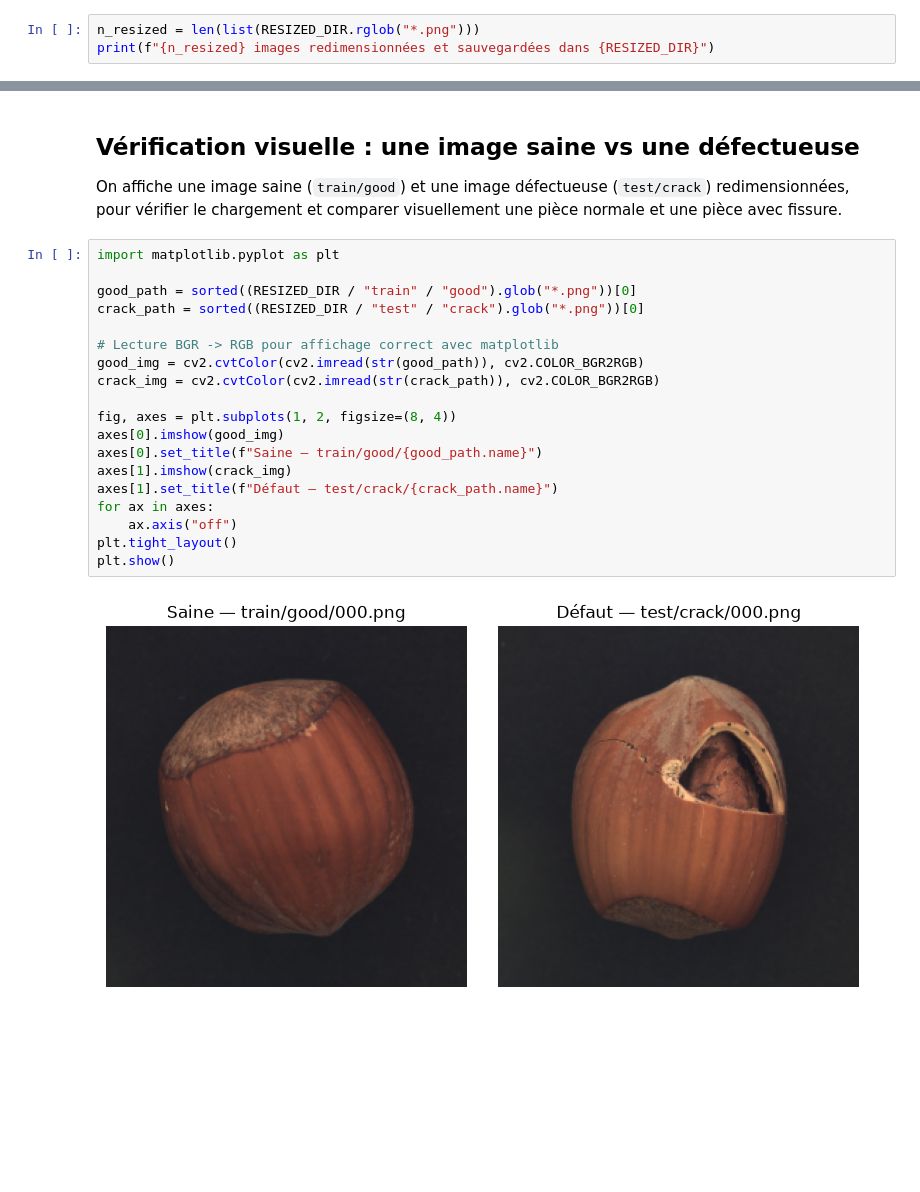
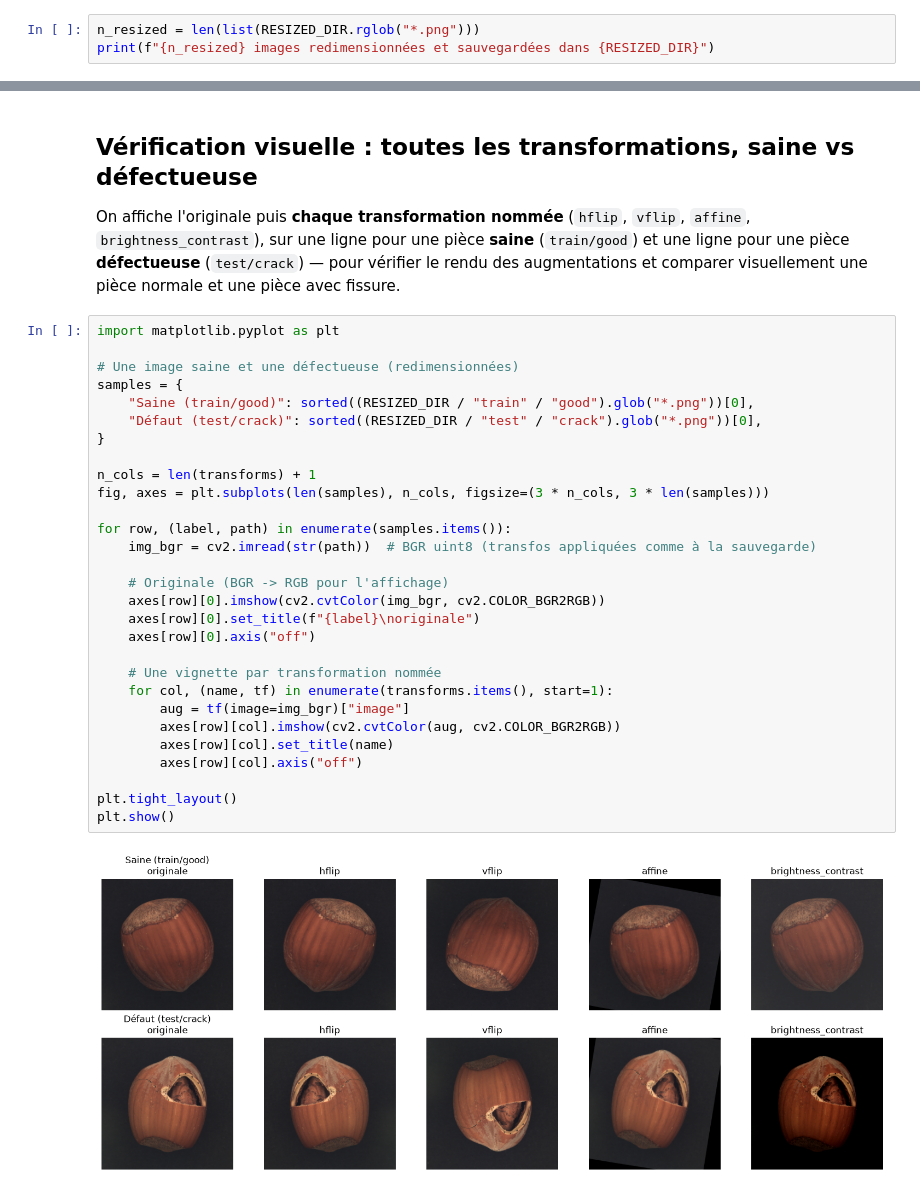
Before and after one commit to aurelien-V03/incidents-indus-ia, a Jupyter notebook: nuts_deep_lurning.ipynb, the cells around one changed output, grey strips where cells are left out. Drawn from its saved outputs; the diff is of its cells as text; blank space fills up the shorter version.

```diff
--- a/nuts_deep_lurning.ipynb
+++ b/nuts_deep_lurning.ipynb
@@ -157,25 +249,35 @@ X_test  : (60, 256, 256, 3) (15%)
 # %% [markdown]
-## Vérification visuelle : une image saine vs une défectueuse
+## Vérification visuelle : toutes les transformations, saine vs défectueuse
 
-On affiche une image saine (`train/good`) et une image défectueuse (`test/crack`) redimensionnées, pour vérifier le chargement et comparer visuellement une pièce normale et une pièce avec fissure.
+On affiche l'originale puis **chaque transformation nommée** (`hflip`, `vflip`, `affine`, `brightness_contrast`), sur une ligne pour une pièce **saine** (`train/good`) et une ligne pour une pièce **défectueuse** (`test/crack`) — pour vérifier le rendu des augmentations et comparer visuellement une pièce normale et une pièce avec fissure.
 # %%
 import matplotlib.pyplot as plt
 
-good_path = sorted((RESIZED_DIR / "train" / "good").glob("*.png"))[0]
-crack_path = sorted((RESIZED_DIR / "test" / "crack").glob("*.png"))[0]
+# Une image saine et une défectueuse (redimensionnées)
+samples = {
+    "Saine (train/good)": sorted((RESIZED_DIR / "train" / "good").glob("*.png"))[0],
+    "Défaut (test/crack)": sorted((RESIZED_DIR / "test" / "crack").glob("*.png"))[0],
+}
 
-# Lecture BGR -> RGB pour affichage correct avec matplotlib
-good_img = cv2.cvtColor(cv2.imread(str(good_path)), cv2.COLOR_BGR2RGB)
-crack_img = cv2.cvtColor(cv2.imread(str(crack_path)), cv2.COLOR_BGR2RGB)
+n_cols = len(transforms) + 1
+fig, axes = plt.subplots(len(samples), n_cols, figsize=(3 * n_cols, 3 * len(samples)))
 
-fig, axes = plt.subplots(1, 2, figsize=(8, 4))
-axes[0].imshow(good_img)
-axes[0].set_title(f"Saine — train/good/{good_path.name}")
-axes[1].imshow(crack_img)
-axes[1].set_title(f"Défaut — test/crack/{crack_path.name}")
-for ax in axes:
-    ax.axis("off")
+for row, (label, path) in enumerate(samples.items()):
+    img_bgr = cv2.imread(str(path))  # BGR uint8 (transfos appliquées comme à la sauvegarde)
+
+    # Originale (BGR -> RGB pour l'affichage)
+    axes[row][0].imshow(cv2.cvtColor(img_bgr, cv2.COLOR_BGR2RGB))
+    axes[row][0].set_title(f"{label}\noriginale")
+    axes[row][0].axis("off")
+
+    # Une vignette par transformation nommée
+    for col, (name, tf) in enumerate(transforms.items(), start=1):
+        aug = tf(image=img_bgr)["image"]
+        axes[row][col].imshow(cv2.cvtColor(aug, cv2.COLOR_BGR2RGB))
+        axes[row][col].set_title(name)
+        axes[row][col].axis("off")
+
 plt.tight_layout()
 plt.show()
 # %% [output]
-[figure, old version]
+[figure, new version]
```
Also changed, not shown: parts of 13 cells of this notebook, 2 other files.
